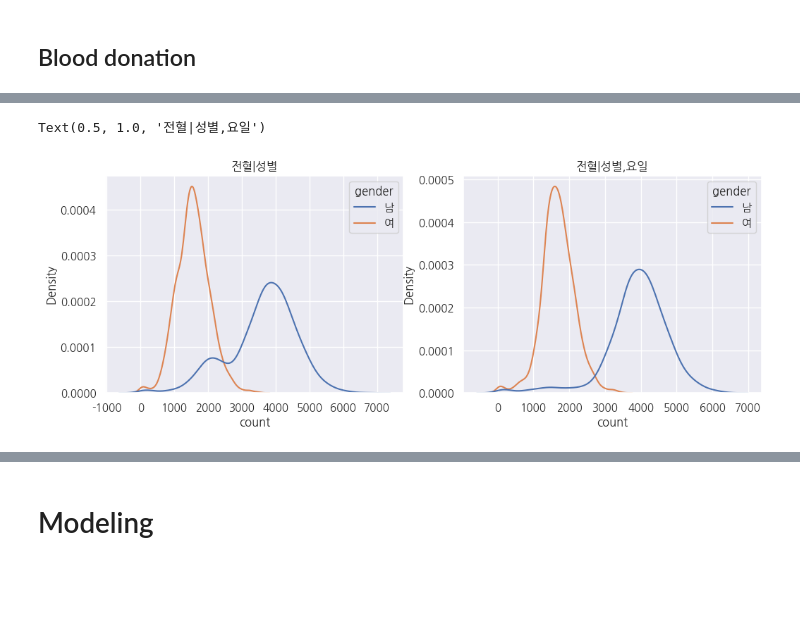
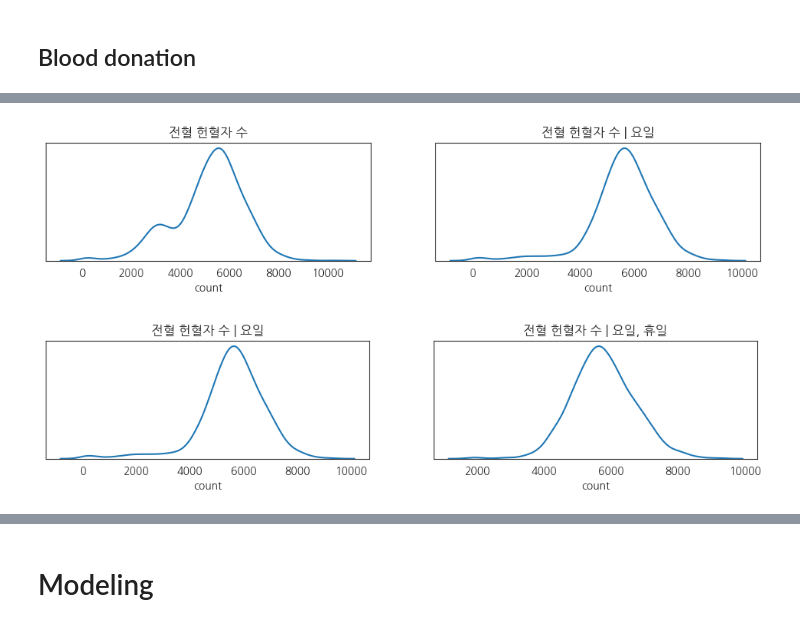
Before and after one commit to 2p990i9hpral/Factors_Dominating_Blood_Supply_Dynamics, a Jupyter notebook: analysis_main.ipynb, the cells around one changed output, grey strips where cells are left out. Saved outputs shown, nothing was run; the diff lists cells and outputs as text; code cells hidden in the pictures; blank space fills up the shorter version.

```diff
--- a/analysis_main.ipynb
+++ b/analysis_main.ipynb
@@ -17,11 +17,12 @@ from matplotlib import gridspec
 import warnings
 from statsmodels.tools.sm_exceptions import ConvergenceWarning
 from statsmodels.tsa.arima.model import ARIMA
+from sklearn.preprocessing import StandardScaler
 from sklearn.preprocessing import PolynomialFeatures
 
 warnings.simplefilter('ignore', ConvergenceWarning)
 
-sns.set()
+sns.set_style('white')
 plt.rc('font', family='NanumGothic')
 mpl.rcParams['axes.unicode_minus'] = False
 # %% [markdown]
@@ -1011,15 +668,39 @@ plt.show()
 # %%
 # dow effect
-fig, axs = plt.subplots(1, 2, figsize=(12, 4))
+fig, axs = plt.subplots(1, 2, figsize=(12, 2))
 
-temp = daily_bd_df[daily_bd_df["method"].isin(["전혈 400ml", "전혈 320ml"])].groupby(by=["date", "gender"])[
-    "count"].sum().reset_index()
-sns.kdeplot(x="count", hue="gender", data=temp, ax=axs[0])
-axs[0].set_title("전혈|성별")
+temp = daily_bd_df[daily_bd_df["method"].isin(["전혈 400ml", "전혈 320ml"])].groupby(by=["date"])["count"].sum().reset_index()
+sns.kdeplot(x="count", data=temp, ax=axs[0])
+axs[0].set_title("전혈 헌혈자 수")
+axs[0].set_yticks([])
+axs[0].set_ylabel("")
 
 temp = temp[temp["date"].dt.dayofweek < 5]  # 평일만
-sns.kdeplot(x="count", hue="gender", data=temp, ax=axs[1])
-axs[1].set_title("전혈|성별,요일")
+sns.kdeplot(x="count", data=temp, ax=axs[1])
+axs[1].set_title("전혈 헌혈자 수 | 요일")
+axs[1].set_yticks([])
+axs[1].set_ylabel("")
+
+plt.show()
 # %% [output]
-Text(0.5, 1.0, '전혈|성별,요일')
-[figure, old version]
+[figure, new version]
+# %%
+# holiday effect
+fig, axs = plt.subplots(1, 2, figsize=(12, 2))
+
+temp = daily_bd_df[daily_bd_df["method"].isin(["전혈 400ml", "전혈 320ml"])].groupby(by=["date"])["count"].sum().reset_index()
+
+temp = temp[temp["date"].dt.dayofweek < 5]  # 평일만
+sns.kdeplot(x="count", data=temp, ax=axs[0])
+axs[0].set_title("전혈 헌혈자 수 | 요일")
+axs[0].set_yticks([])
+axs[0].set_ylabel("")
+
+temp = temp[temp["date"].apply(lambda x: holiday_sereis[x]) == 0]
+sns.kdeplot(x="count", data=temp, ax=axs[1])
+axs[1].set_title("전혈 헌혈자 수 | 요일, 휴일")
+axs[1].set_yticks([])
+axs[1].set_ylabel("")
+plt.show()
+# %% [output]
+[figure, added]
```
Also changed, not shown: parts of 75 cells of this notebook, 6 other files.
